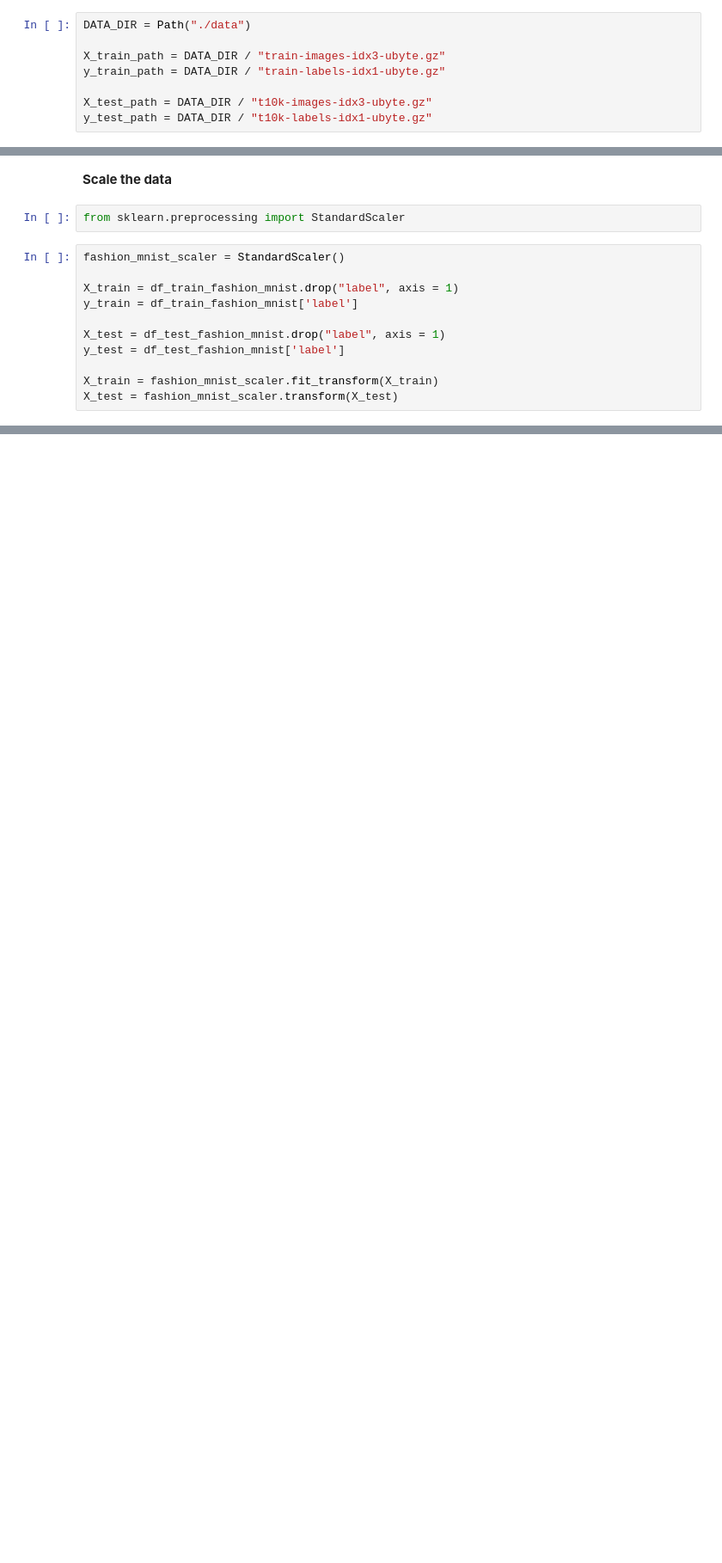
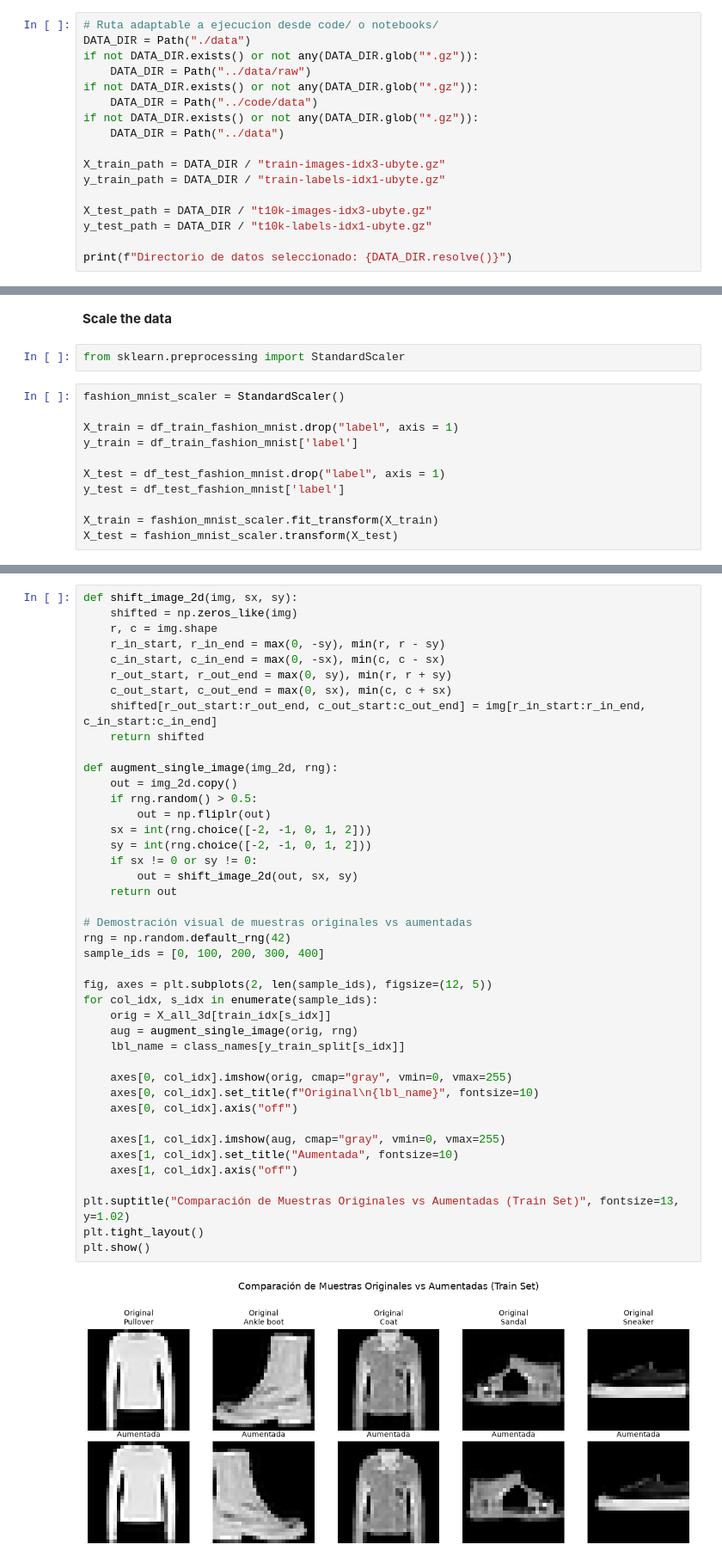
Before and after one commit to Ezra3578/MachineLearning, a Jupyter notebook: Workshop_1/notebooks/SupervisedLearning.ipynb, the cells around one changed output, grey strips where cells are left out. Shown at 86% size. Drawn from its saved outputs; the diff is of its cells as text; blank space fills up the shorter version.

```diff
--- a/Workshop_1/code/SupervisedLearning.ipynb
+++ b/Workshop_1/notebooks/SupervisedLearning.ipynb
@@ -55,10 +55,19 @@ import struct
 # %% [markdown]
 **Load the Dataset**
 # %%
+# Ruta adaptable a ejecucion desde code/ o notebooks/
 DATA_DIR = Path("./data")
+if not DATA_DIR.exists() or not any(DATA_DIR.glob("*.gz")):
+    DATA_DIR = Path("../data/raw")
+if not DATA_DIR.exists() or not any(DATA_DIR.glob("*.gz")):
+    DATA_DIR = Path("../code/data")
+if not DATA_DIR.exists() or not any(DATA_DIR.glob("*.gz")):
+    DATA_DIR = Path("../data")
 
 X_train_path = DATA_DIR / "train-images-idx3-ubyte.gz"
 y_train_path = DATA_DIR / "train-labels-idx1-ubyte.gz"
 
 X_test_path = DATA_DIR / "t10k-images-idx3-ubyte.gz"
 y_test_path = DATA_DIR / "t10k-labels-idx1-ubyte.gz"
+
+print(f"Directorio de datos seleccionado: {DATA_DIR.resolve()}")
@@ -686,0 +801,44 @@ X_test = fashion_mnist_scaler.transform(X_test)
+# %%
+def shift_image_2d(img, sx, sy):
+    shifted = np.zeros_like(img)
+    r, c = img.shape
+    r_in_start, r_in_end = max(0, -sy), min(r, r - sy)
+    c_in_start, c_in_end = max(0, -sx), min(c, c - sx)
+    r_out_start, r_out_end = max(0, sy), min(r, r + sy)
+    c_out_start, c_out_end = max(0, sx), min(c, c + sx)
+    shifted[r_out_start:r_out_end, c_out_start:c_out_end] = img[r_in_start:r_in_end, c_in_start:c_in_end]
+    return shifted
+
+def augment_single_image(img_2d, rng):
+    out = img_2d.copy()
+    if rng.random() > 0.5:
+        out = np.fliplr(out)
+    sx = int(rng.choice([-2, -1, 0, 1, 2]))
+    sy = int(rng.choice([-2, -1, 0, 1, 2]))
+    if sx != 0 or sy != 0:
+        out = shift_image_2d(out, sx, sy)
+    return out
+
+# Demostración visual de muestras originales vs aumentadas
+rng = np.random.default_rng(42)
+sample_ids = [0, 100, 200, 300, 400]
+
+fig, axes = plt.subplots(2, len(sample_ids), figsize=(12, 5))
+for col_idx, s_idx in enumerate(sample_ids):
+    orig = X_all_3d[train_idx[s_idx]]
+    aug = augment_single_image(orig, rng)
+    lbl_name = class_names[y_train_split[s_idx]]
+
+    axes[0, col_idx].imshow(orig, cmap="gray", vmin=0, vmax=255)
+    axes[0, col_idx].set_title(f"Original\n{lbl_name}", fontsize=10)
+    axes[0, col_idx].axis("off")
+
+    axes[1, col_idx].imshow(aug, cmap="gray", vmin=0, vmax=255)
+    axes[1, col_idx].set_title("Aumentada", fontsize=10)
+    axes[1, col_idx].axis("off")
+
+plt.suptitle("Comparación de Muestras Originales vs Aumentadas (Train Set)", fontsize=13, y=1.02)
+plt.tight_layout()
+plt.show()
+# %% [output]
+[figure, added]
```
Also changed, not shown: parts of 17 cells of this notebook, 18 other files.
